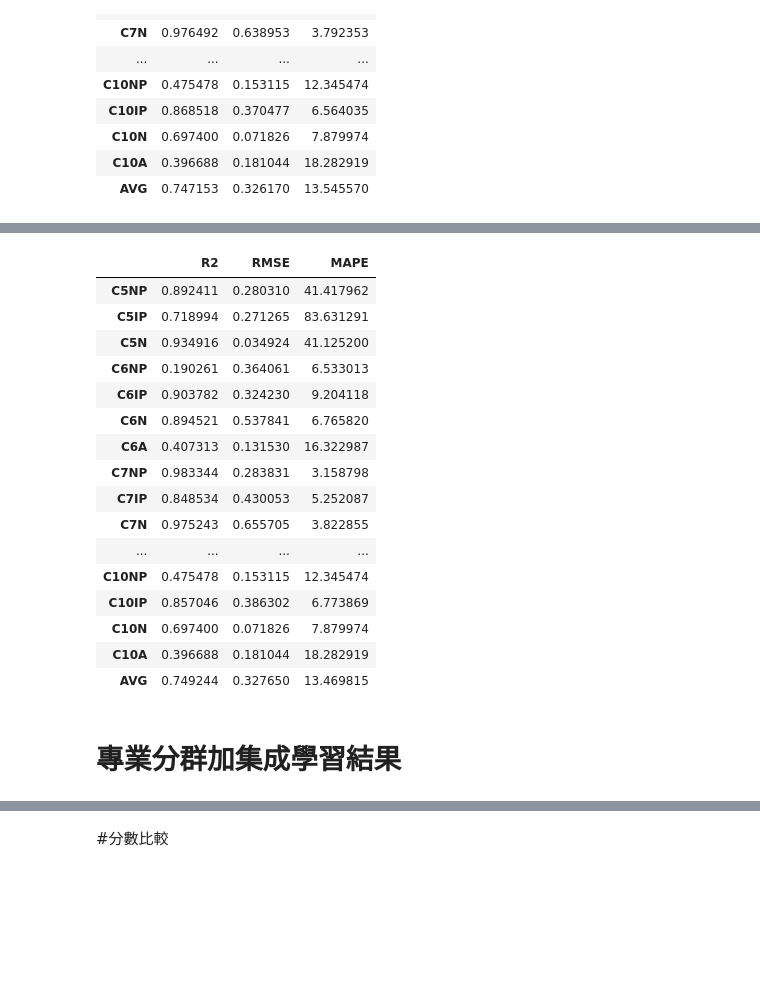
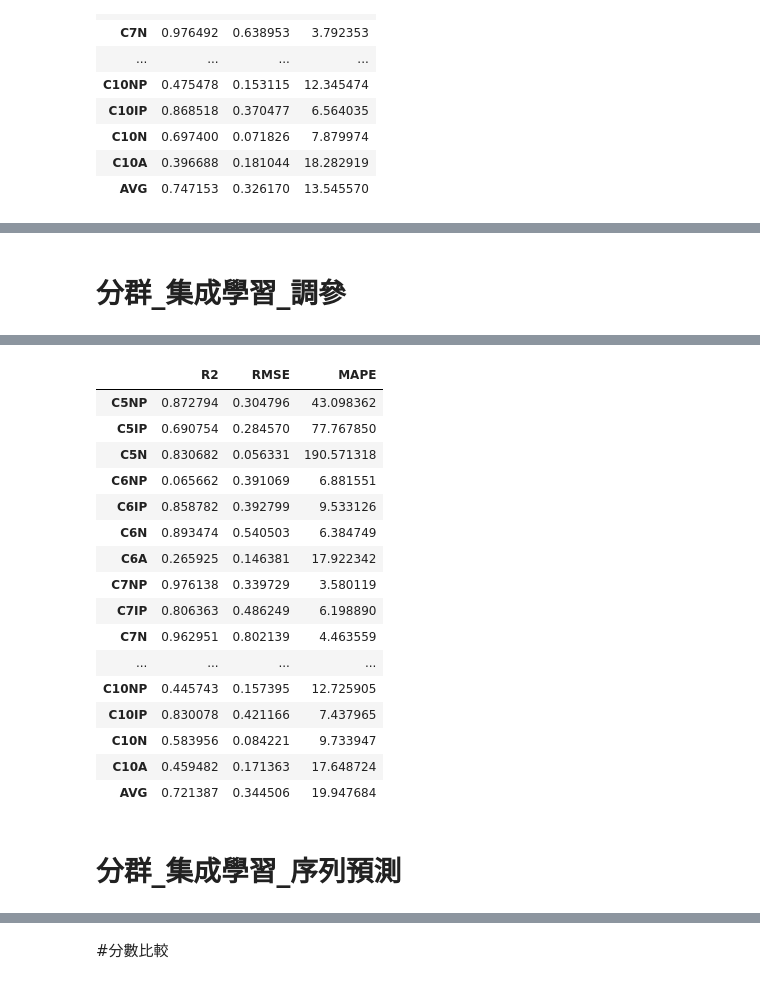
Before and after one commit to skywalker0803r/works, a Jupyter notebook: 輕油案子各種算法代碼.ipynb, the cells around one changed output, grey strips where cells are left out. Drawn from its saved outputs; the diff is of its cells as text; code cells hidden in the pictures; blank space fills up the shorter version.

```diff
--- a/輕油案子各種算法代碼.ipynb
+++ b/輕油案子各種算法代碼.ipynb
@@ -154,5 +214,0 @@ train.head()
-# %%
-X_test = 特徵工程(X_test)
-test = X_test.join(y_test)
-print(test.shape)
-test.head()
@@ -207,14 +237,14 @@ test.head()
 # %%
 import seaborn as sns
 import matplotlib.pyplot as plt
+
+cut_num = len(train['群代碼'].unique())
 table = pd.DataFrame(index=['group_'+str(群代碼) for 群代碼 in range(cut_num)],columns=y.columns)
-
 #根據不同群和y_name找出其均值
 for y_name in y.columns:
   for 群代碼 in range(cut_num):
     均值 = round(train[train['群代碼']==群代碼][y_name].mean(),2)
     table.loc[['group_'+str(群代碼)],[y_name]] = 均值
-
 #繪圖
 plt.figure(figsize=(23,cut_num))
 sns.heatmap(table.astype(float)[::-1],annot=True,linewidths=0.1,cmap='YlGnBu')
@@ -224,8 +254,8 @@ sns.heatmap(table.astype(float)[::-1],annot=True,linewidths=0.1,cmap='YlGnBu')
 # %% [markdown]
 # Def x_col,y_col
 # %%
-x_columns = X.columns.tolist()
 y_columns = y.columns.tolist()
+x_columns = train.drop(y_columns+['群代碼'],axis=1).columns.tolist()
 print(x_columns)
 print(y_columns)
 # %% [output]
@@ -276,7 +288,7 @@ test.head()
 # %%
 def get_score(y_pred,y_test):
   res = pd.DataFrame()
-  for y_name in y_test.columns:
+  for y_name in y_columns:
     res = res.append(metric(y_test[y_name],y_pred[y_name],y_name))
   res.loc['AVG'] = res.mean()
   return res
@@ -355,19 +416,31 @@ res_2
+# %% [markdown]
+# 分群_集成學習_調參
 # %%
-def 集成學習加調參結果():
+from tqdm import tqdm_notebook as tqdm
+
+def 分群_集成學習_調參():
   #參數池
   params_1 = {
-    'C': np.arange(1 ,20 ,1),
+    'C': np.arange(1 ,30 ,1)
   }
-  #表格
+
+  #預測值空白表格
   y_pred = pd.DataFrame(index = y_test.index ,columns = y_test.columns)
-  #填表
-  for y_name in tqdm(y_columns):
-    y_pred.loc[:,y_name] = 集成學習(train[x_columns],train[y_name],test[x_columns],
-                                tuning_meta_model = True,
-                                meta_model_params = params_1)
+
+  #開始填表_分群_調參
+  for 群代碼 in tqdm(sorted(test.群代碼.unique())):
+    群落_train = train.loc[train['群代碼'] == 群代碼 , :]
+    群落_test  = test.loc[test['群代碼'] == 群代碼 , :]
+    for y_name in tqdm(y_columns):
+      y_pred.loc[群落_test.index,y_name] = 集成學習(群落_train[x_columns],
+                                                   群落_train[y_name],
+                                                   群落_test[x_columns],
+                                                   tuning_meta_model=True,
+                                                   meta_model_params=params_1)
+
   #分數
   return get_score(y_pred,y_test)
-res_3 = 集成學習加調參結果()
-res_3
+res_4 = 分群_集成學習_調參()
+res_4
 # %% [output]
 [interactive output not drawn]
@@ -374,20 +451,20 @@ res_3
 |  | R2 | RMSE | MAPE |
-| C5NP | 0.892411 | 0.280310 | 41.417962 |
-| C5IP | 0.718994 | 0.271265 | 83.631291 |
-| C5N | 0.934916 | 0.034924 | 41.125200 |
-| C6NP | 0.190261 | 0.364061 | 6.533013 |
-| C6IP | 0.903782 | 0.324230 | 9.204118 |
-| C6N | 0.894521 | 0.537841 | 6.765820 |
-| C6A | 0.407313 | 0.131530 | 16.322987 |
-| C7NP | 0.983344 | 0.283831 | 3.158798 |
-| C7IP | 0.848534 | 0.430053 | 5.252087 |
-| C7N | 0.975243 | 0.655705 | 3.822855 |
+| C5NP | 0.872794 | 0.304796 | 43.098362 |
+| C5IP | 0.690754 | 0.284570 | 77.767850 |
+| C5N | 0.830682 | 0.056331 | 190.571318 |
+| C6NP | 0.065662 | 0.391069 | 6.881551 |
+| C6IP | 0.858782 | 0.392799 | 9.533126 |
+| C6N | 0.893474 | 0.540503 | 6.384749 |
+| C6A | 0.265925 | 0.146381 | 17.922342 |
+| C7NP | 0.976138 | 0.339729 | 3.580119 |
+| C7IP | 0.806363 | 0.486249 | 6.198890 |
+| C7N | 0.962951 | 0.802139 | 4.463559 |
 | ... | ... | ... | ... |
-| C10NP | 0.475478 | 0.153115 | 12.345474 |
-| C10IP | 0.857046 | 0.386302 | 6.773869 |
-| C10N | 0.697400 | 0.071826 | 7.879974 |
-| C10A | 0.396688 | 0.181044 | 18.282919 |
-| AVG | 0.749244 | 0.327650 | 13.469815 |
+| C10NP | 0.445743 | 0.157395 | 12.725905 |
+| C10IP | 0.830078 | 0.421166 | 7.437965 |
+| C10N | 0.583956 | 0.084221 | 9.733947 |
+| C10A | 0.459482 | 0.171363 | 17.648724 |
+| AVG | 0.721387 | 0.344506 | 19.947684 |
 # %% [markdown]
-# 專業分群加集成學習結果
+# 分群_集成學習_序列預測
 # %%
```
Also changed, not shown: parts of 32 cells of this notebook.
